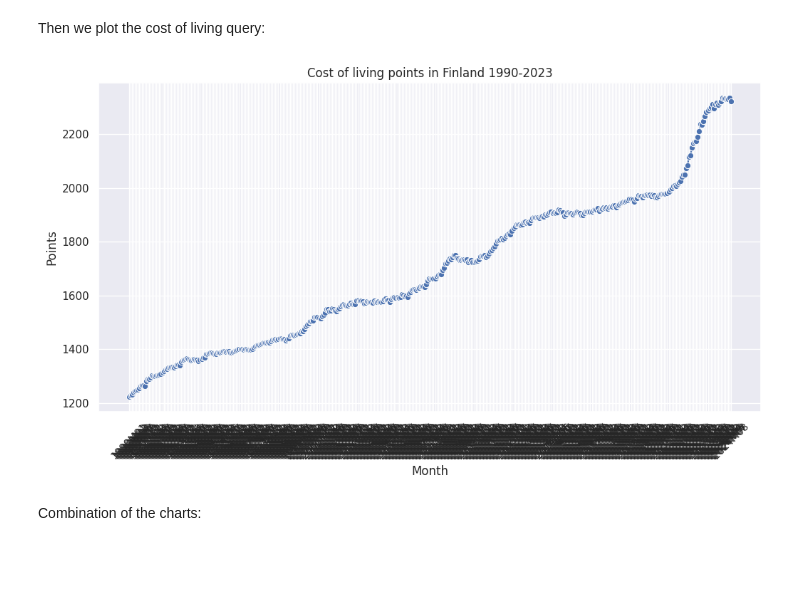
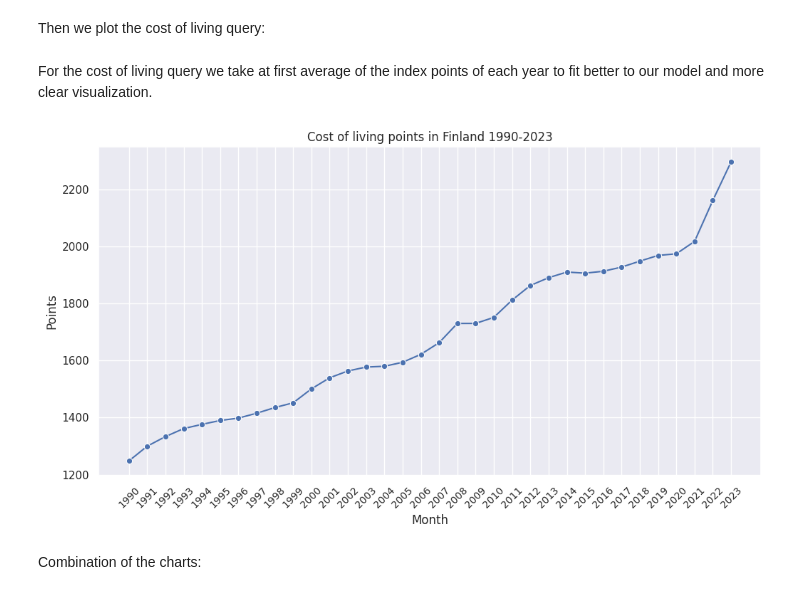
Before and after one commit to HY-Data-Science-ML-Predictions/Electric-cars-taxation, a Jupyter notebook: e_cars_notebook.ipynb, the cells around one changed output. Drawn from its saved outputs; the diff is of its cells as text; code cells hidden in the pictures; blank space fills up the shorter version.

Commit message:
Preprocessed cost_of_living to have same dimensions as others

```diff
--- a/e_cars_notebook.ipynb
+++ b/e_cars_notebook.ipynb
@@ -89,10 +87,24 @@ if cost_of_living:
     cost_of_living_months = list(cost_of_living['dimension']['Kuukausi']['category']['label'].values())
     cost_of_living_points = cost_of_living['value']
 
+    # Here we process the cost_of_living to fit our model by taking an avergage of points for each year
+    cost_of_living_by_year_totals = {}
+    for month, point in zip(cost_of_living_months, cost_of_living_points):
+        year = month[:4]
+        if year not in cost_of_living_by_year_totals:
+            cost_of_living_by_year_totals[year] = point
+        else:
+            cost_of_living_by_year_totals[year] += point
 
-    cost_of_living_df = pd.DataFrame({'Month': cost_of_living_months,
-                             'Points': cost_of_living_points})
-    print(cost_of_living_points)
+    col_points = []
+    for _, total_points in cost_of_living_by_year_totals.items():
+        average = total_points/12
+        col_points.append(average)
+
+    cost_of_living_df = pd.DataFrame({'Year': car_tax_years,
+                             'Points': col_points})
+
+    print(cost_of_living_df)
 # %% [output]
     Year  Gasoline-cars  E-cars
 0   1990         131830       0
@@ -157,21 +169,23 @@ plt.show()
 [figure]
 # %% [markdown]
 Then we plot the cost of living query:
+# %% [markdown]
+For the cost of living query we take at first average of the index points of each year to fit better to our model and more clear visualization.
 # %%
 sns.set_theme(style="darkgrid")
 plt.figure(figsize=(12, 6))
 
-sns.lineplot(x='Month', y='Points', data=cost_of_living_df, marker='o')
+sns.lineplot(x='Year', y='Points', data=cost_of_living_df, marker='o')
 
 plt.xticks(rotation=45, fontsize=10)
 
 plt.xlabel('Month')
 plt.ylabel('Points')
 plt.title('Cost of living points in Finland 1990-2023')
 
 plt.show()
 # %% [output]
-[figure, old version]
+[figure, new version]
 # %% [markdown]
 Combination of the charts:
 # %%
```
Also changed, not shown: parts of 4 cells of this notebook, 1 other file.
